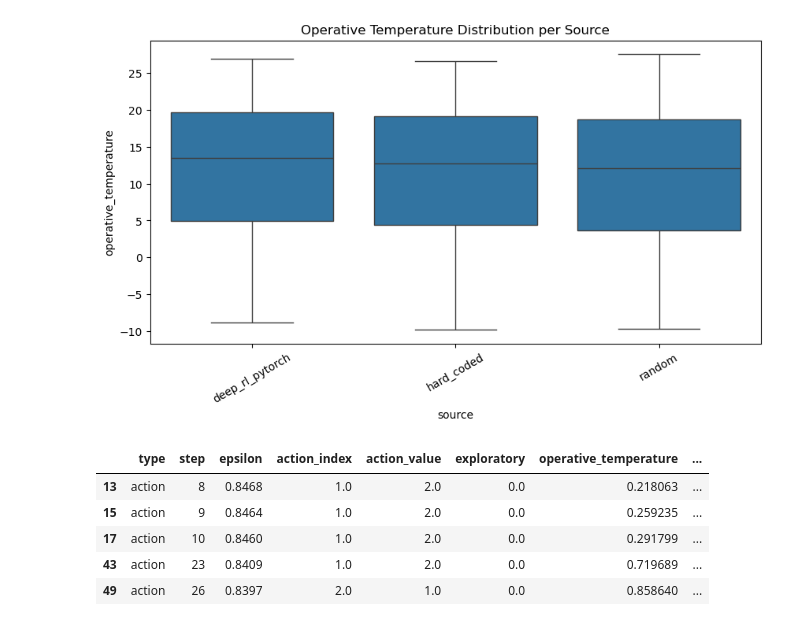
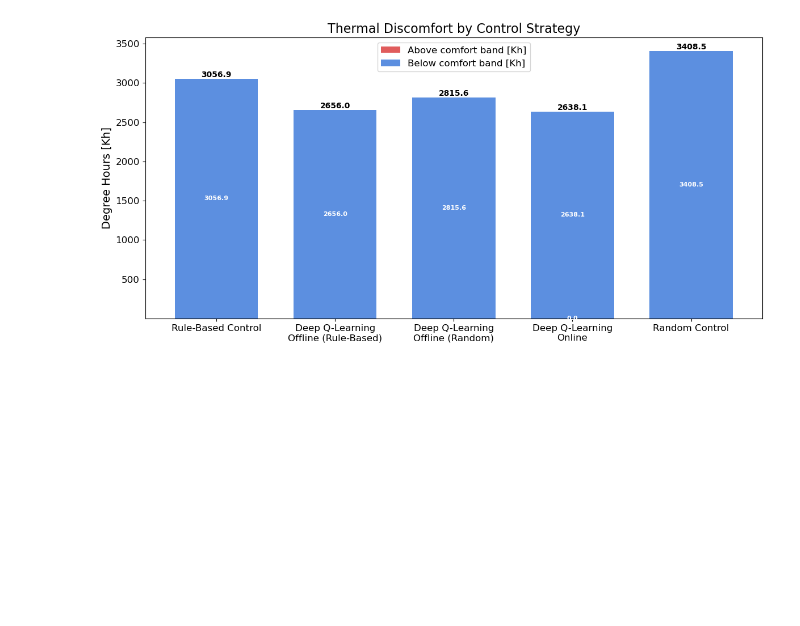
Before and after one commit to ClLuisa/DTFS, a Jupyter notebook: visualization.ipynb, the cells around one changed output. Saved outputs shown, nothing was run; the diff lists cells and outputs as text; code cells hidden in the pictures; blank space fills up the shorter version.

```diff
--- a/visualization.ipynb
+++ b/visualization.ipynb
@@ -222,31 +272,0 @@ plt.show()
-# %%
-plt.figure(figsize=(10, 5))
-
-sns.boxplot(
-    data=data,
-    x="source",
-    y="operative_temperature"
-)
-
-plt.title("Operative Temperature Distribution per Source")
-plt.xticks(rotation=30)
-plt.show()
-# %% [output]
-[figure, removed]
-# %%
-drl_training = pd.read_json(r"C:\Users\lkclu\Documents\GitHub\DTFS\data\deep_rl_pytorch_training_log.jsonl", lines=True)
-
-actions = drl_training[drl_training["type"] == "action"].copy()
-
-actions = actions[actions["exploratory"] == False]
-
-actions["action_text"] = actions["action_value"].map({v: k for k, v in CONTROL_ACTIONS.items()})
-
-actions.head()
-# %% [output]
-|  | type | step | epsilon | action_index | action_value | exploratory | operative_temperature | ... |
-| 13 | action | 8 | 0.8468 | 1.0 | 2.0 | 0.0 | 0.218063 | ... |
-| 15 | action | 9 | 0.8464 | 1.0 | 2.0 | 0.0 | 0.259235 | ... |
-| 17 | action | 10 | 0.8460 | 1.0 | 2.0 | 0.0 | 0.291799 | ... |
-| 43 | action | 23 | 0.8409 | 1.0 | 2.0 | 0.0 | 0.719689 | ... |
-| 49 | action | 26 | 0.8397 | 2.0 | 1.0 | 0.0 | 0.858640 | ... |
@@ -342,0 +273,42 @@ fig.show()
+# %%
+data["overheating"] = (data["operative_temperature"] - 21.5).clip(lower=0)
+data["undercooling"] = (20.5 - data["operative_temperature"]).clip(lower=0)
+
+overheating_kh = data.groupby("source")["overheating"].sum() / 12
+undercooling_kh = data.groupby("source")["undercooling"].sum() / 12
+
+summary = pd.DataFrame({
+    "Above comfort band [Kh]": overheating_kh,
+    "Below comfort band [Kh]": undercooling_kh,
+}).sort_index()
+
+summary.index = summary.index.map(name_to_label)
+
+# plot
+ax = summary.plot(kind="bar", stacked=True, figsize=(12, 6), color=["#e05c5c", "#5c8fe0"], width=0.7)
+
+# annotate each segment
+for bar_group in ax.containers:
+    ax.bar_label(bar_group, fmt="%.1f", label_type="center", fontsize=8, color="white", fontweight="bold")
+
+# annotate total on top
+for i, total in enumerate(summary.sum(axis=1)):
+    ax.text(i, total + 0.5, f"{total:.1f}", ha="center", va="bottom", fontsize=10, fontweight="bold")
+
+plt.rcParams.update({
+    "font.size": 12,
+    "axes.titlesize": 16,
+    "axes.labelsize": 14,
+    "xtick.labelsize": 12,
+    "ytick.labelsize": 12,
+    "legend.fontsize": 12,
+})
+
+plt.ylabel("Degree Hours [Kh]")
+plt.xlabel("")
+plt.title("Thermal Discomfort by Control Strategy")
+plt.xticks(rotation=0)
+plt.tight_layout()
+plt.show()
+# %% [output]
+[figure, added]
```
Also changed, not shown: parts of 15 cells of this notebook, 24 other files.
